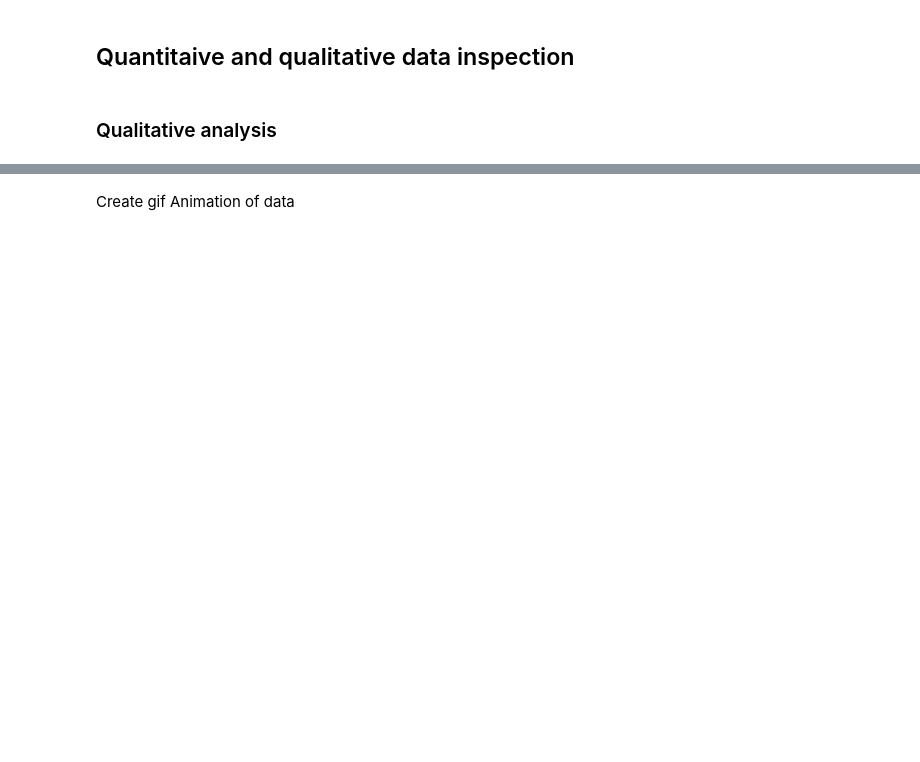
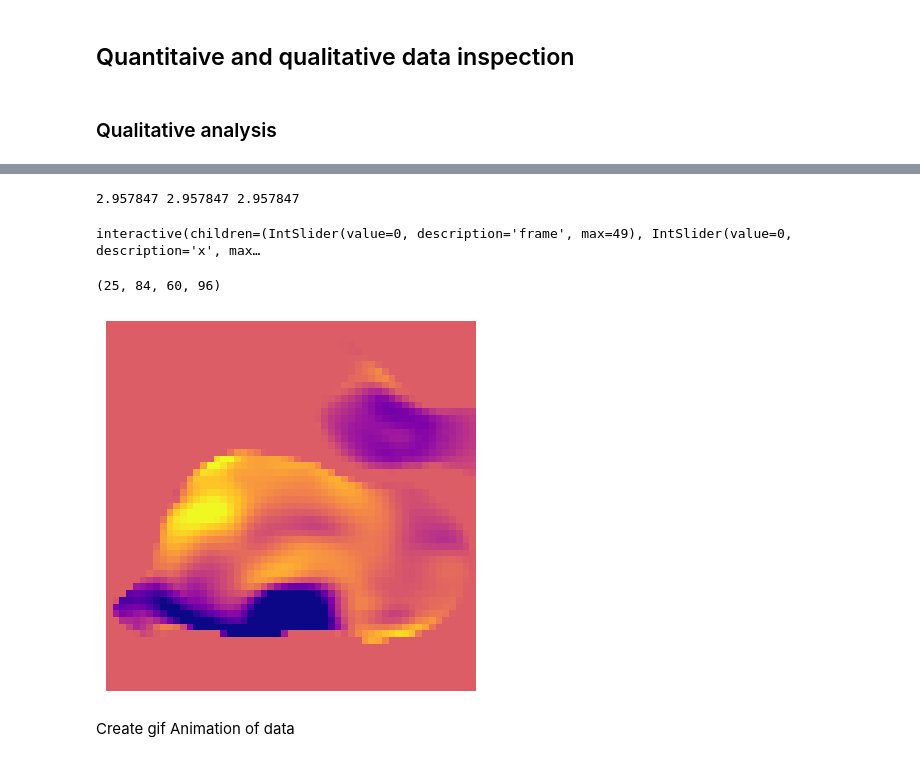
Before and after one commit to PiaaCaa/4DFlowNet, a Jupyter notebook: src/notebooks/data_inspection.ipynb, the cells around one changed output, grey strips where cells are left out. Saved outputs shown, nothing was run; the diff lists cells and outputs as text; code cells hidden in the pictures; blank space fills up the shorter version.

```diff
--- a/src/notebooks/data_inspection.ipynb
+++ b/src/notebooks/data_inspection.ipynb
@@ -58,5 +60,5 @@ def visualize_lr(frame=0, x=0, axis=0):
 # %%
-path_invivo = '../../data/paired_invivo/v4_wholeheart_25mm_40ms.h5'
+path_invivo = '../../data/PIA/THORAX/P03/h5/P03.h5'
 
 # load data
 with h5py.File(path_invivo, 'r') as h5:
@@ -267,14 +272,36 @@ def visualize_lr(frame=0, x=0, axis=0):
     idxs_lr = get_indices(frame//2, axis, x)
 
     plt.subplot(1, N, 1)
-    plt.imshow(lr_u[idxs_lr], vmin=min_u, vmax=max_u)
+    plt.imshow(lr_u[idxs_lr], vmin=min_u, vmax=max_u, cmap='plasma')
     plt.title('LR Data ')
     plt.axis('off')
 
     plt.subplot(1, N, 2)
-    plt.imshow(hr_u[idxs_hr], vmin=min_u, vmax=max_u)
+    plt.imshow(hr_u[idxs_hr], vmin=min_u, vmax=max_u, cmap='plasma')
     plt.title('HR Data')
     plt.axis('off')
+# %% [output]
+2.957847 2.957847 2.957847
+interactive(children=(IntSlider(value=0, description='frame', max=49), IntSlider(value=0, description='x', max…
+# %%
+print(lr_u.shape)
+# %% [output]
+(25, 84, 60, 96)
+# %%
+
+timepoints = [12, 13, 14, 15]
+for timepoint in timepoints:
+    # extract slices and save
+    idx_slice_hr = np.index_exp[timepoint, 53, 5::, 5:60]
+    idx_slice_lr = np.index_exp[timepoint//2, 53, 5::, 5:60]
+    plt.imshow(lr_u[idx_slice_lr], vmin=min_u, vmax=max_u, cmap='plasma')
+    plt.axis('off')
+    plt.savefig(f'lr_data_{timepoint//2}.png', bbox_inches='tight', transparent=True)
+    plt.imshow(hr_u[idx_slice_hr], vmin=min_u, vmax=max_u, cmap='plasma')
+    plt.axis('off')
+    plt.savefig(f'hr_data_{timepoint}.png', bbox_inches='tight', transparent=True)
+# %% [output]
+[figure, added]
 # %%
 plt.plot(range(0, 50, 2), np.mean(lr_u, axis=(1, 2, 3), where = mask[::2].astype(bool)), label='LR')
 plt.plot(np.mean(hr_u, axis=(1, 2, 3), where = mask.astype(bool)), label='HR')
```
Also changed, not shown: parts of 4 cells of this notebook, 2 other files.
